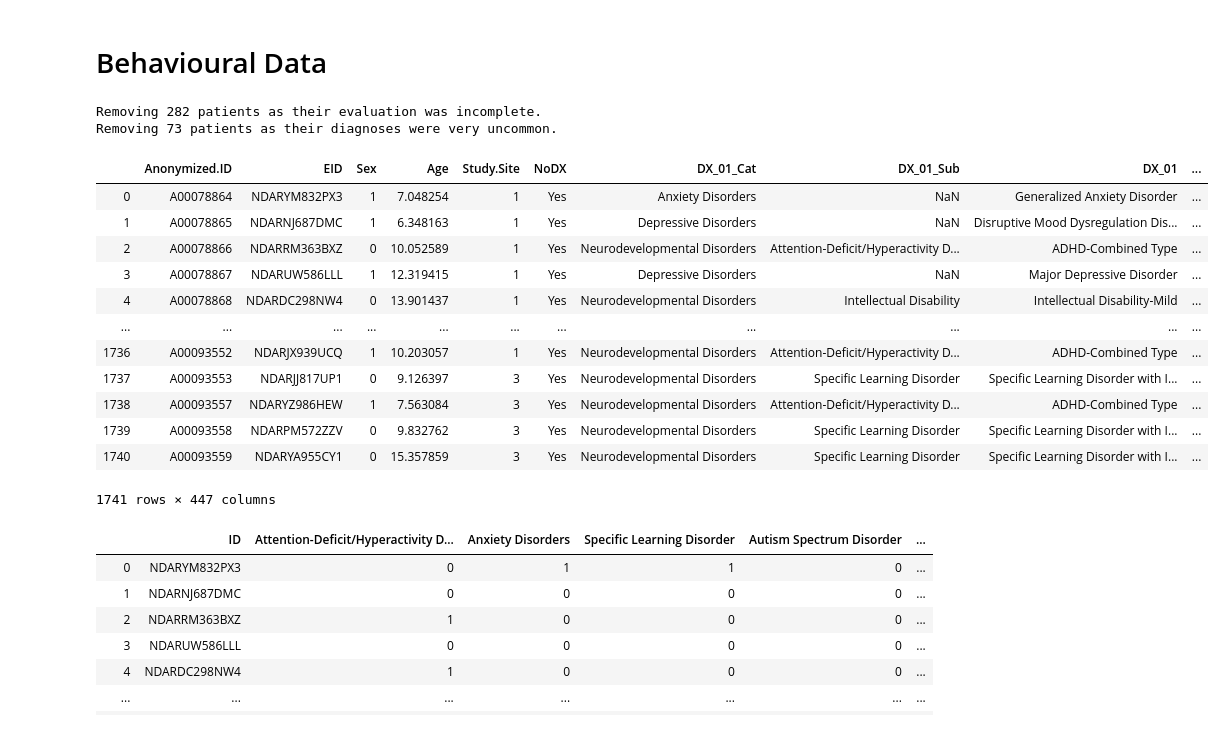
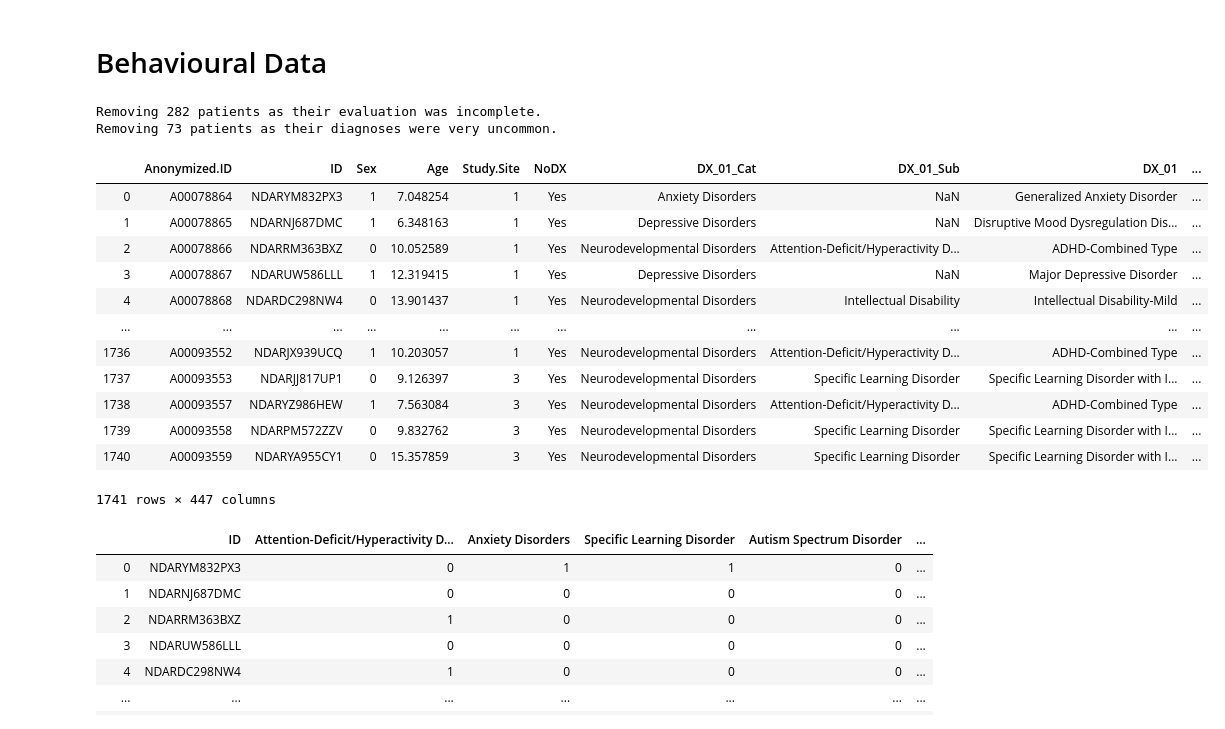
Before and after one commit to sanagno/psychiatry-mri-eeg, a Jupyter notebook: mri-experiments.ipynb, the cells around one changed output. Cells and saved outputs as stored; diff of their text form; code cells hidden in the pictures.

```diff
--- a/mri-experiments.ipynb
+++ b/mri-experiments.ipynb
@@ -249,34 +250,36 @@ behaviour_data = behaviour_data[behaviour_data['NoDX'].isin(['Yes', 'No'])]
 new_size = behaviour_data.shape[0]
 print('Removing', initial_size - new_size, 'patients as their evaluation was incomplete.')
 
 most_common_disorders = ['Attention-Deficit/Hyperactivity Disorder', 'Anxiety Disorders', 'Specific Learning Disorder',
                          'Autism Spectrum Disorder', 'Disruptive', 'No Diagnosis Given', 'Communication Disorder',
                          'Depressive Disorders']
 
 category_columns = ['DX_' + str(i).zfill(2) + '_Cat' for i in range(1, 11)] +\
                    ['DX_' + str(i).zfill(2) + '_Sub' for i in range(1, 11)]
 
 # find users that have no diagnosis within these top diseases
 # filtering should cahnge anything as this should also happen at a later stage
 mask = None
 for col in category_columns:
     mask_col = behaviour_data[col].isin(most_common_disorders)
     if mask is None:
         mask = mask_col
     else:
         mask = mask | mask_col
 
 initial_size = behaviour_data.shape[0]
 behaviour_data = behaviour_data[mask]
 behaviour_data = behaviour_data.reset_index(drop=True)
 new_size = behaviour_data.shape[0]
+behaviour_data.rename(columns={'EID': 'ID'}, inplace=True)
+
 print('Removing', initial_size - new_size, 'patients as their diagnoses were very uncommon.')
 
 behaviour_data
 # %% [output]
 Removing 282 patients as their evaluation was incomplete.
 Removing 73 patients as their diagnoses were very uncommon.
-|  | Anonymized.ID | EID | Sex | Age | Study.Site | NoDX | DX_01_Cat | DX_01_Sub | DX_01 | ... |
+|  | Anonymized.ID | ID | Sex | Age | Study.Site | NoDX | DX_01_Cat | DX_01_Sub | DX_01 | ... |
 | 0 | A00078864 | NDARYM832PX3 | 1 | 7.048254 | 1 | Yes | Anxiety Disorders | NaN | Generalized Anxiety Disorder | ... |
 | 1 | A00078865 | NDARNJ687DMC | 1 | 6.348163 | 1 | Yes | Depressive Disorders | NaN | Disruptive Mood Dysregulation Dis... | ... |
 | 2 | A00078866 | NDARRM363BXZ | 0 | 10.052589 | 1 | Yes | Neurodevelopmental Disorders | Attention-Deficit/Hyperactivity D... | ADHD-Combined Type | ... |
```
Also changed, not shown: parts of 24 cells of this notebook, 14 other files.
